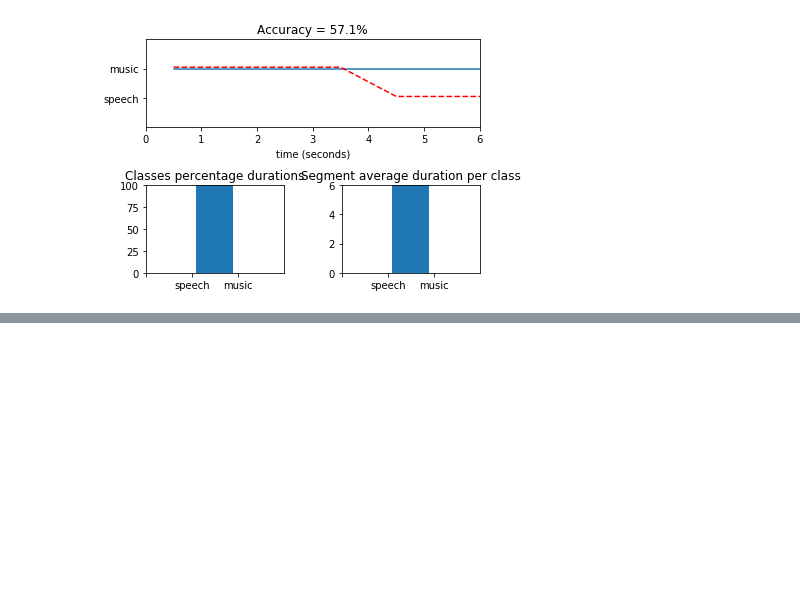
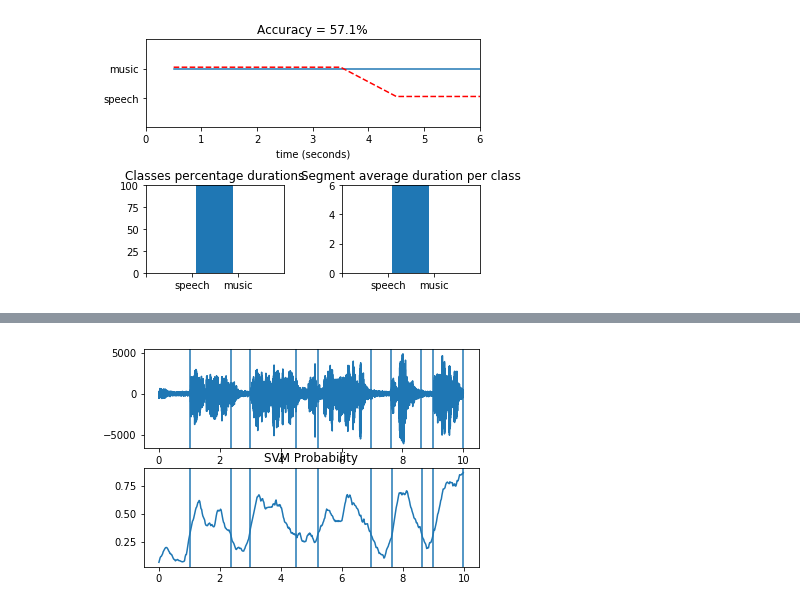
Before and after one commit to mangoicestar/pyAudioAnalysis, a Jupyter notebook: jup/chap5_Segmentation.ipynb, the cells around one changed output, grey strips where cells are left out. Cells and saved outputs as stored; diff of their text form; code cells hidden in the pictures; blank space fills up the shorter version.

```diff
--- a/jup/chap5_Segmentation.ipynb
+++ b/jup/chap5_Segmentation.ipynb
@@ -37,0 +52,5 @@ from pyAudioAnalysis import audioSegmentation as aS
+# %%
+[Fs, x] = aIO.readAudioFile("/Users/wang/mine/maxnerva/proj/pyAudioAnalysis/20170701/[20170305]-[LHWR]-[107Mini]-[Terry]-[original].wav")
+segments = aS.silenceRemoval(x, Fs, 0.020, 0.020, smoothWindow = 0.5, Weight = 0.3, plot = True)
+# %% [output]
+[figure, added]
```
Also changed, not shown: parts of 2 cells of this notebook, 4 other files.
